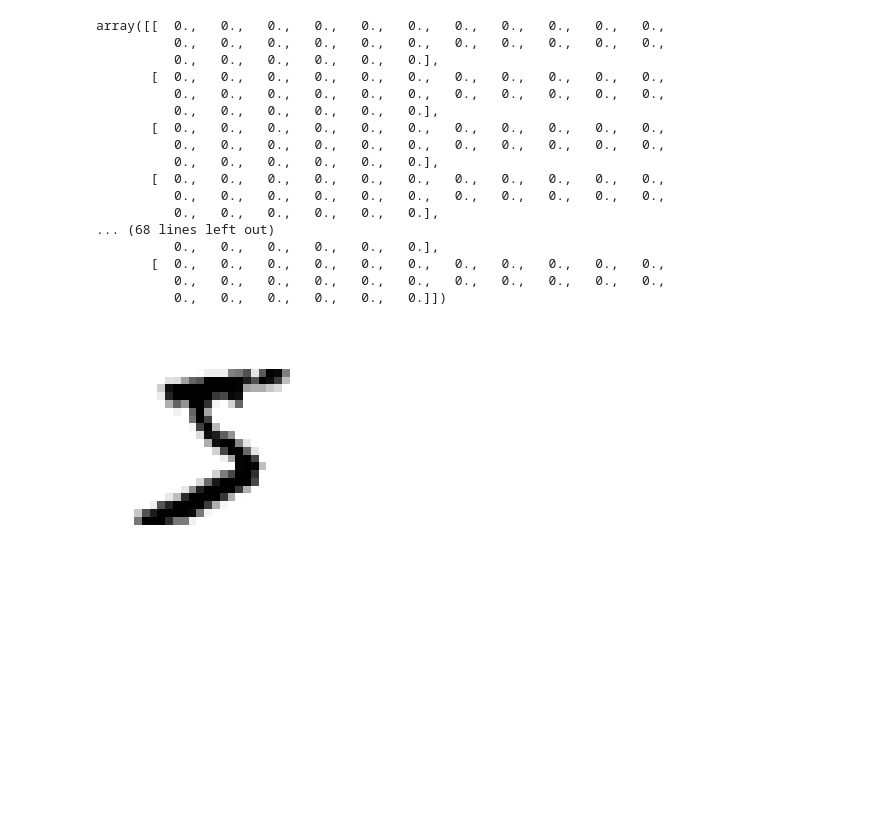
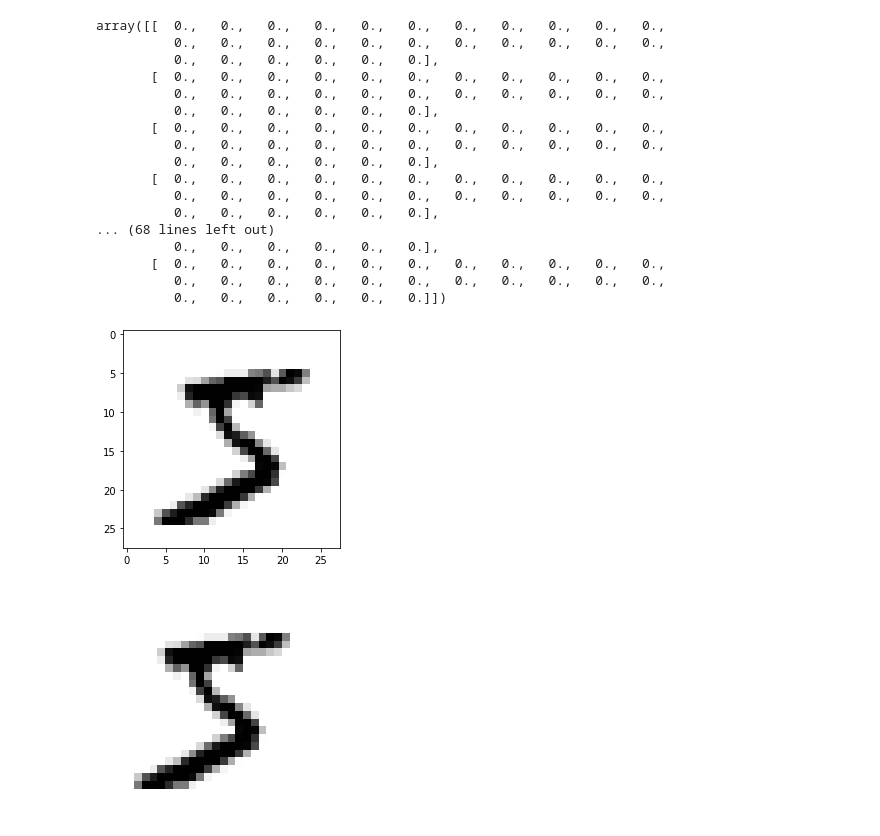
Before and after one commit to VinayakDubey07/Machine-learning, a Jupyter notebook: ML_Lab_2.ipynb, the cells around one changed output. Cells and saved outputs as stored; diff of their text form; code cells hidden in the pictures; blank space fills up the shorter version.

```diff
--- a/ML_Lab_2.ipynb
+++ b/ML_Lab_2.ipynb
@@ -205,6 +205,15 @@ array([[  0.,   0.,   0.,   0.,   0.,   0.,   0.,   0.,   0.,   0.,   0.,
        [  0.,   0.,   0.,   0.,   0.,   0.,   0.,   0.,   0.,   0.,   0.,
           0.,   0.,   0.,   0.,   0.,   0.,   0.,   0.,   0.,   0.,   0.,
           0.,   0.,   0.,   0.,   0.,   0.]])
+# %%
+import matplotlib
+import matplotlib.pyplot as plt
+
+plt.imshow(digit, cmap=mpl.cm.binary)
+plt.axis("on")
+plt.show()
+# %% [output]
+[figure, added]
 # %%
 import matplotlib
 import matplotlib.pyplot as plt
```
